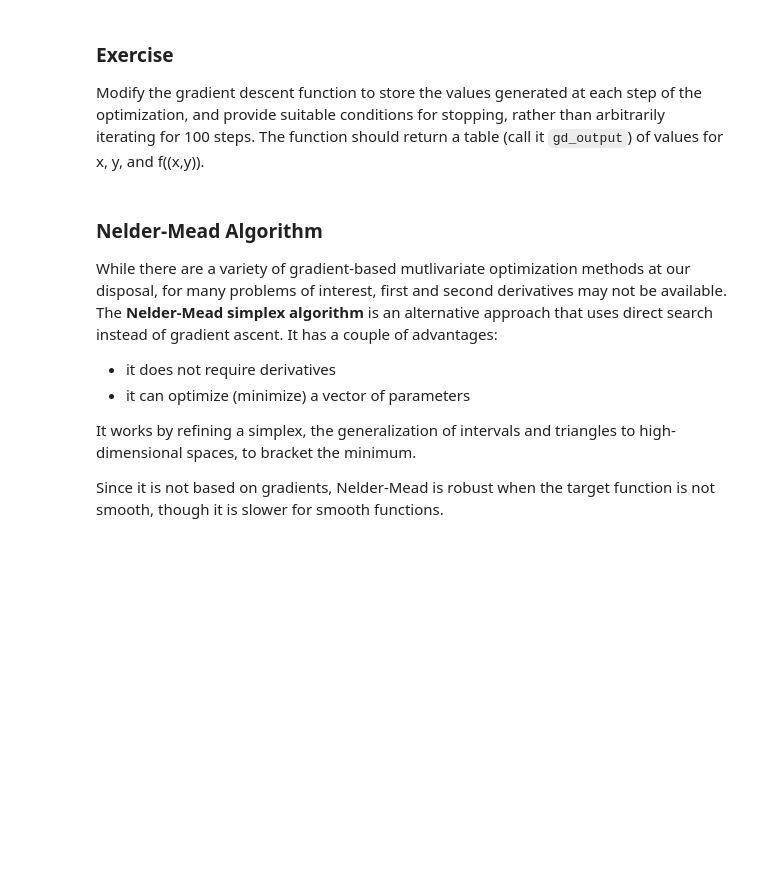
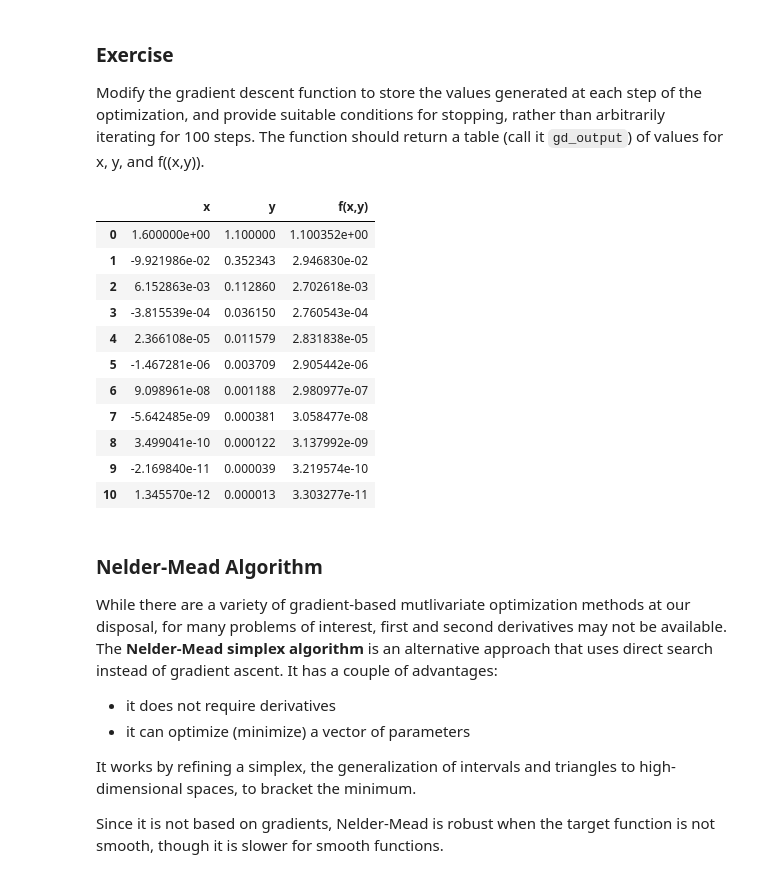
Before and after one commit to ntjames/Bios8366, a Jupyter notebook: notebooks/Section1_1-Univariate-and-Multivariate-Optimization.ipynb, the cells around one changed output. Drawn from its saved outputs; the diff is of its cells as text; code cells hidden in the pictures; blank space fills up the shorter version.

Commit message:
Add modified gradient descent alg.
New algorithm stores values generated at each step of optimization and provides stopping condition based on change in f(x,y)

```diff
--- a/notebooks/Section1_1-Univariate-and-Multivariate-Optimization.ipynb
+++ b/notebooks/Section1_1-Univariate-and-Multivariate-Optimization.ipynb
@@ -921,3 +899,49 @@ Modify the gradient descent function to store the values generated at each step
+# %%
+## Write your answer here
+
+def gradient_descent2(init_loc, f, f_prime, step=None, tol=1e-10, max_iter=100):
+
+    # initialize fxy and output
+    x_i, y_i = init_loc
+    fxy = (f([x_i, y_i]))
+    fxy0 = float('Inf')
+    gd_output = []
+    i = 0
+
+    while (np.abs(fxy-fxy0) > tol) and (i < max_iter):
+        gd_output.append([x_i, y_i, fxy])
+        fxy0 = fxy
+        dx_i, dy_i = f_prime(np.asarray([x_i, y_i]))
+        if step is None:
+            # Compute a step size using a line_search
+            step = optimize.line_search(f, f_prime,
+                                np.r_[x_i, y_i], -np.r_[dx_i, dy_i],
+                                np.r_[dx_i, dy_i], c2=.05)
+            step = step[0]
+
+        x_i += -step*dx_i
+        y_i += -step*dy_i
+        fxy = (f([x_i, y_i]))
+        i += 1
+
+    gd_output=pd.DataFrame(gd_output, columns=['x','y','f(x,y)'])
+
+    return gd_output
+# %%
+gradient_descent2([x0, y0], f, f_prime)
+# %% [output]
+|  | x | y | f(x,y) |
+| 0 | 1.600000e+00 | 1.100000 | 1.100352e+00 |
+| 1 | -9.921986e-02 | 0.352343 | 2.946830e-02 |
+| 2 | 6.152863e-03 | 0.112860 | 2.702618e-03 |
+| 3 | -3.815539e-04 | 0.036150 | 2.760543e-04 |
+| 4 | 2.366108e-05 | 0.011579 | 2.831838e-05 |
+| 5 | -1.467281e-06 | 0.003709 | 2.905442e-06 |
+| 6 | 9.098961e-08 | 0.001188 | 2.980977e-07 |
+| 7 | -5.642485e-09 | 0.000381 | 3.058477e-08 |
+| 8 | 3.499041e-10 | 0.000122 | 3.137992e-09 |
+| 9 | -2.169840e-11 | 0.000039 | 3.219574e-10 |
+| 10 | 1.345570e-12 | 0.000013 | 3.303277e-11 |
 # %% [markdown]
 ### Nelder-Mead Algorithm
 
```
Also changed, not shown: parts of 10 cells of this notebook.
